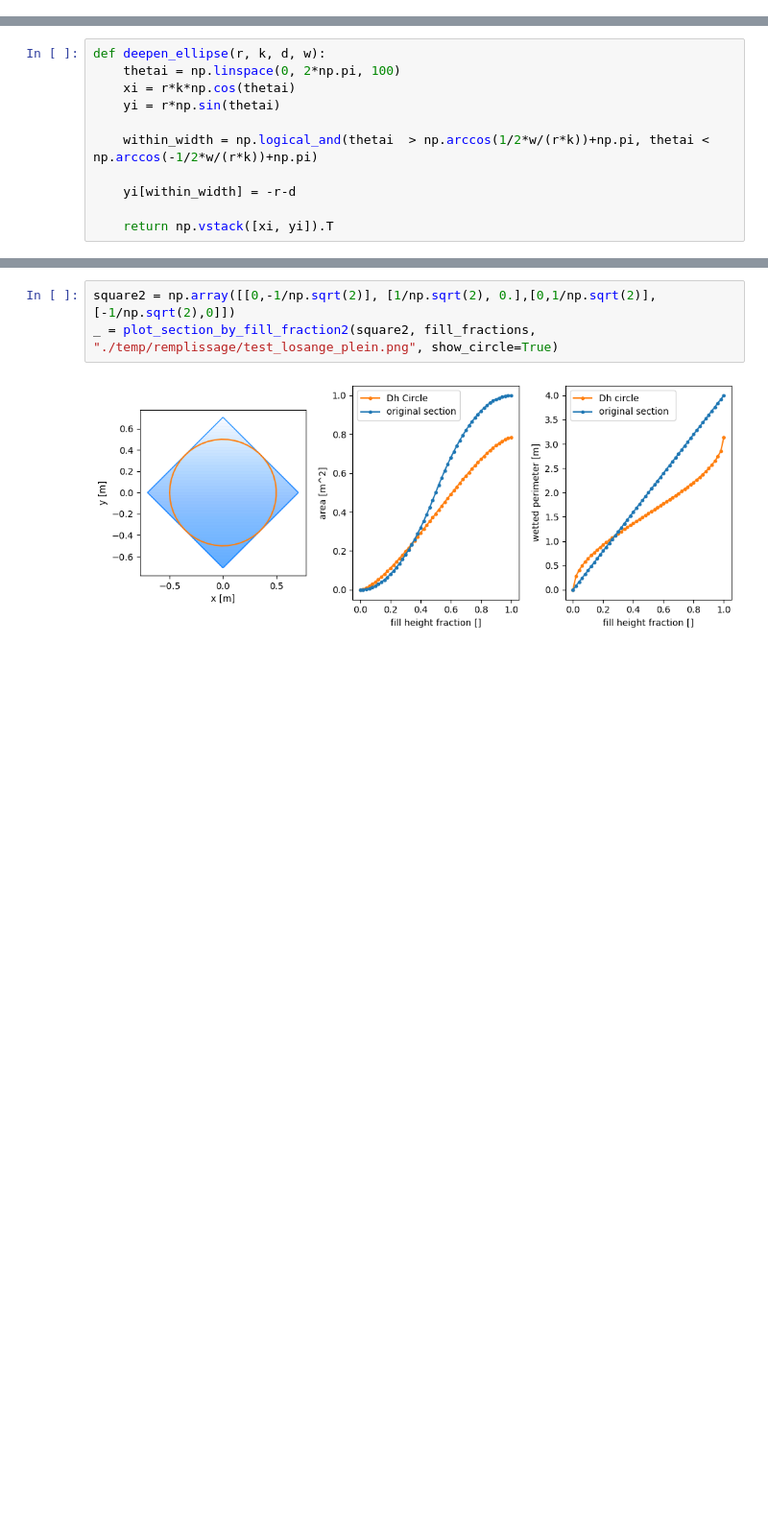
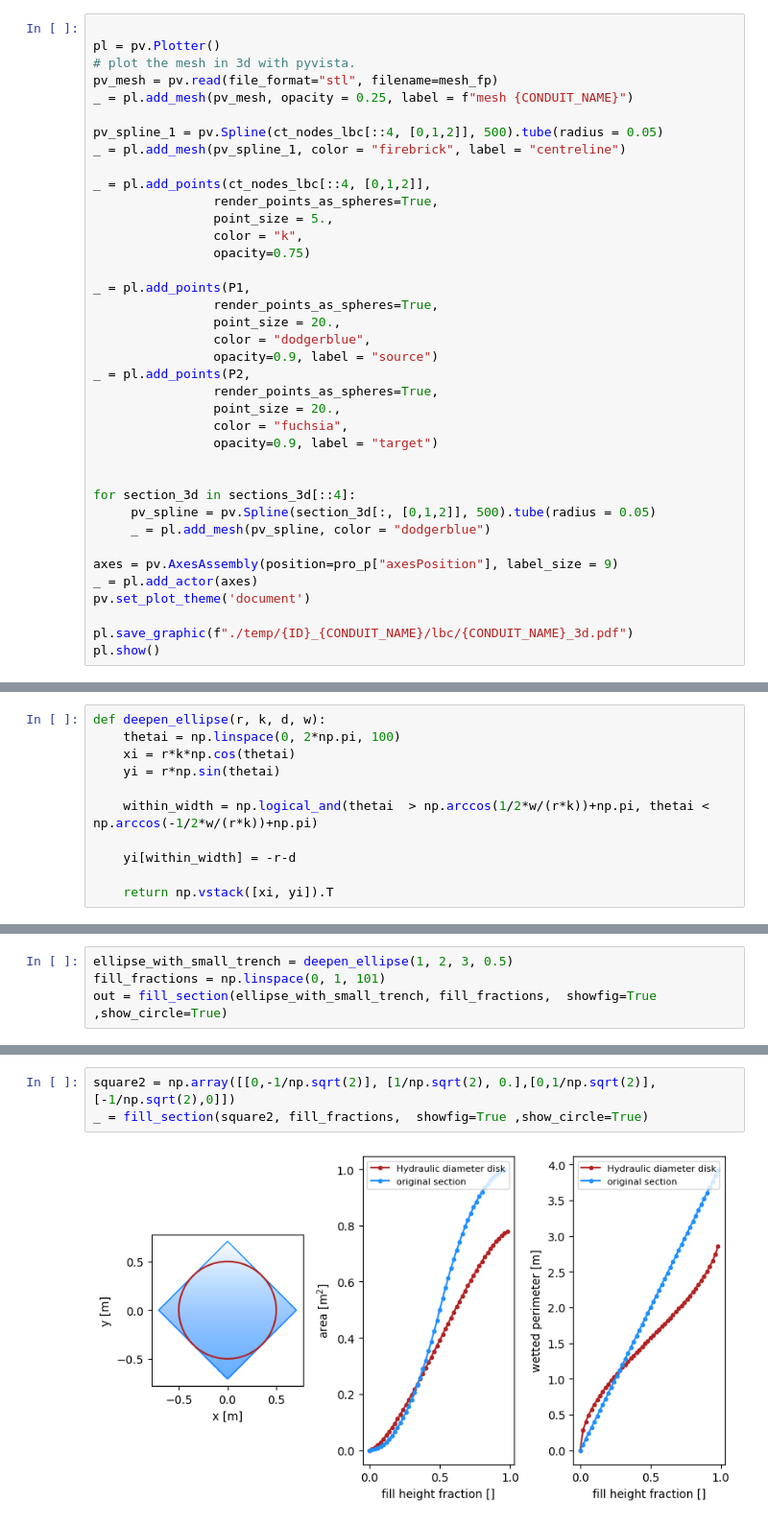
Before and after one commit to ERC-Karst/pc-centrelines, a Jupyter notebook: notebooks/FillingUpStateFunctions.ipynb, the cells around one changed output, grey strips where cells are left out. Shown at 96% size. Saved outputs shown, nothing was run; the diff lists cells and outputs as text; blank space fills up the shorter version.

Commit message:
update the centreline paper notebooks

```diff
--- a/notebooks/FillingUpStateFunctions.ipynb
+++ b/notebooks/FillingUpStateFunctions.ipynb
@@ -0,0 +216,38 @@
+# %%
+
+pl = pv.Plotter()
+# plot the mesh in 3d with pyvista.
+pv_mesh = pv.read(file_format="stl", filename=mesh_fp)
+_ = pl.add_mesh(pv_mesh, opacity = 0.25, label = f"mesh {CONDUIT_NAME}")
+
+pv_spline_1 = pv.Spline(ct_nodes_lbc[::4, [0,1,2]], 500).tube(radius = 0.05)
+_ = pl.add_mesh(pv_spline_1, color = "firebrick", label = "centreline")
+
+_ = pl.add_points(ct_nodes_lbc[::4, [0,1,2]],
+                render_points_as_spheres=True,
+                point_size = 5.,
+                color = "k",
+                opacity=0.75)
+
+_ = pl.add_points(P1,
+                render_points_as_spheres=True,
+                point_size = 20.,
+                color = "dodgerblue",
+                opacity=0.9, label = "source")
+_ = pl.add_points(P2,
+                render_points_as_spheres=True,
+                point_size = 20.,
+                color = "fuchsia",
+                opacity=0.9, label = "target")
+
+
+for section_3d in sections_3d[::4]:
+     pv_spline = pv.Spline(section_3d[:, [0,1,2]], 500).tube(radius = 0.05)
+     _ = pl.add_mesh(pv_spline, color = "dodgerblue")
+
+axes = pv.AxesAssembly(position=pro_p["axesPosition"], label_size = 9)
+_ = pl.add_actor(axes)
+pv.set_plot_theme('document')
+
+pl.save_graphic(f"./temp/{ID}_{CONDUIT_NAME}/lbc/{CONDUIT_NAME}_3d.pdf")
+pl.show()
@@ -207,0 +530,4 @@ _ = plot_section_by_fill_fraction2(ellipse_with_small_trench, fill_fractions, ".
+# %%
+ellipse_with_small_trench = deepen_ellipse(1, 2, 3, 0.5)
+fill_fractions = np.linspace(0, 1, 101)
+out = fill_section(ellipse_with_small_trench, fill_fractions,  showfig=True ,show_circle=True)
@@ -238,6 +572,6 @@ _ = plot_section_by_fill_fraction2(ellipse, fill_fractions, "./temp/remplissage/
 # %%
 square2 = np.array([[0,-1/np.sqrt(2)], [1/np.sqrt(2), 0.],[0,1/np.sqrt(2)],[-1/np.sqrt(2),0]])
-_ = plot_section_by_fill_fraction2(square2, fill_fractions, "./temp/remplissage/test_losange_plein.png", show_circle=True)
+_ = fill_section(square2, fill_fractions,  showfig=True ,show_circle=True)
 # %% [output]
-[figure, old version]
+[figure, new version]
 # %%
```
Also changed, not shown: parts of 66 cells of this notebook, 9 other files.
